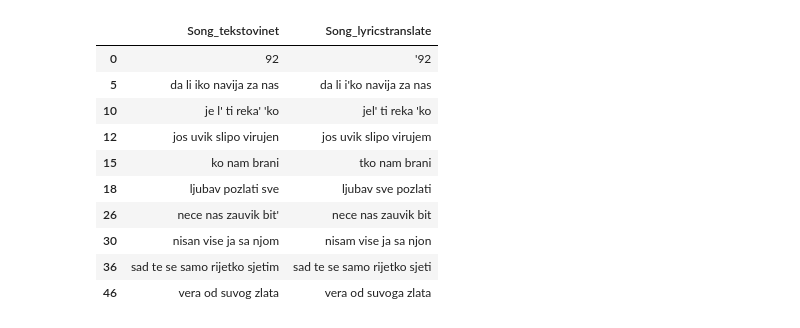
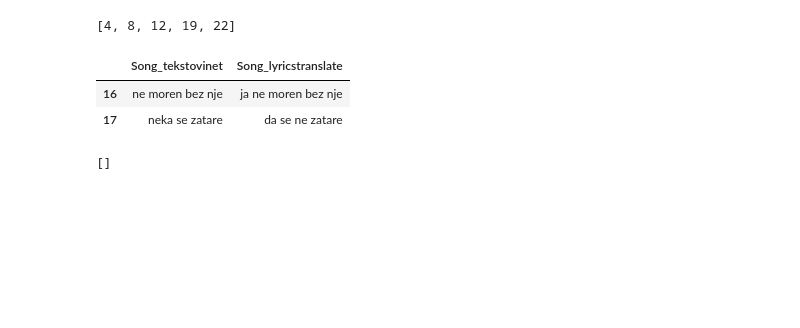
Before and after one commit to datamilas/CroLyricsProject, a Jupyter notebook: Python/lyricstranslate_scraping.ipynb, the cells around one changed output. Drawn from its saved outputs; the diff is of its cells as text; code cells hidden in the pictures; blank space fills up the shorter version.

```diff
--- a/Python/lyricstranslate_scraping.ipynb
+++ b/Python/lyricstranslate_scraping.ipynb
@@ -41,16 +45,12 @@ def search_google(search_query):
     time.sleep(3)
 # %%
 def get_lyricstranslate():
-
-    try: driver.find_element(By.PARTIAL_LINK_TEXT, 'Search for English results only').click()
-    except: pass
-    time.sleep(0.5)
 
     driver.find_element(By.PARTIAL_LINK_TEXT, 'lyricstranslate.com').send_keys(Keys.CONTROL + Keys.RETURN)
     time.sleep(0.5)
     window_handles = driver.window_handles
     driver.switch_to.window(window_name=window_handles[1])
-    time.sleep(0.5)
+    time.sleep(1)
 
 
     try: driver.find_element(By.XPATH, "//*[contains(text(), 'AGREE')]").click()
@@ -181,2 +185,2 @@ Succesfully found information for Baraba from Petar Grašo
 # %%
-wrong_rows = check_row_similariy(df, "Lyrics_tekstovinet", "Lyrics_lyricstranslate", threshold=0.05)
+wrong_rows = check_row_similariy(df, "Lyrics_tekstovinet", "Lyrics_lyricstranslate", threshold=0.7)
@@ -183,3 +205,19 @@ wrong_rows = check_row_similariy(df, "Lyrics_tekstovinet", "Lyrics_lyricstransla
+# %%
+wrong_rows
+# %% [output]
+[4, 8, 12, 19, 22]
+# %%
+unmatched_titles = check_if_titles_match(df, "Song_tekstovinet", "Song_lyricstranslate")
+# %%
+unmatched_titles.loc[[r for r in unmatched_titles.index if r not in wrong_rows]]
+# %% [output]
+|  | Song_tekstovinet | Song_lyricstranslate |
+| 16 | ne moren bez nje | ja ne moren bez nje |
+| 17 | neka se zatare | da se ne zatare |
+# %%
+[r for r in  wrong_rows if r not in  unmatched_titles.index]
+# %% [output]
+[]
 # %%
 ##set parameters as nan for wrong rows
 for row in wrong_rows:
@@ -190,20 +228,6 @@ for row in wrong_rows:
     df.loc[row, "Lyrics_lyricstranslate"] = np.nan
     df.loc[row, "EngLyrics_lyricstranslate"] = np.nan
     df.loc[row, "Url_lyricstranslate"] = np.nan
-# %%
-check_if_titles_match(df, "Song_tekstovinet", "Song_lyricstranslate")
-# %% [output]
-|  | Song_tekstovinet | Song_lyricstranslate |
-| 0 | 92 | '92 |
-| 5 | da li iko navija za nas | da li i'ko navija za nas |
-| 10 | je l' ti reka' 'ko | jel' ti reka 'ko |
-| 12 | jos uvik slipo virujen | jos uvik slipo virujem |
-| 15 | ko nam brani | tko nam brani |
-| 18 | ljubav pozlati sve | ljubav sve pozlati |
-| 26 | nece nas zauvik bit' | nece nas zauvik bit |
-| 30 | nisan vise ja sa njom | nisam vise ja sa njon |
-| 36 | sad te se samo rijetko sjetim | sad te se samo rijetko sjeti |
-| 46 | vera od suvog zlata | vera od suvoga zlata |
 # %%
 #check if number of nans is what you would expect
 df.Lyrics_lyricstranslate.isnull().sum()
```
Also changed, not shown: parts of 14 cells of this notebook, 40 other files.
